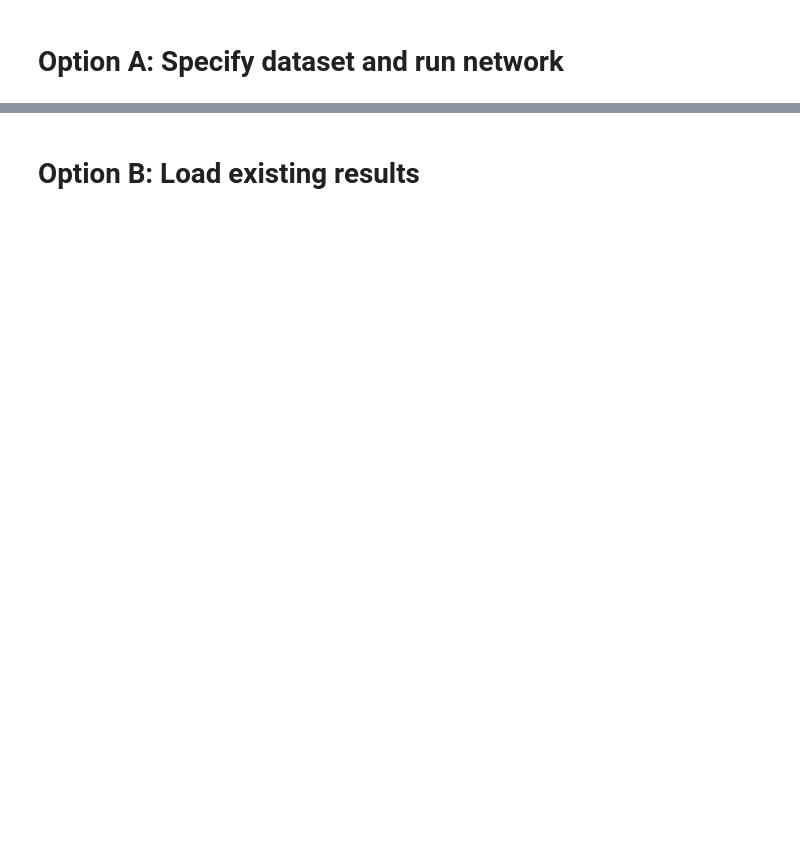
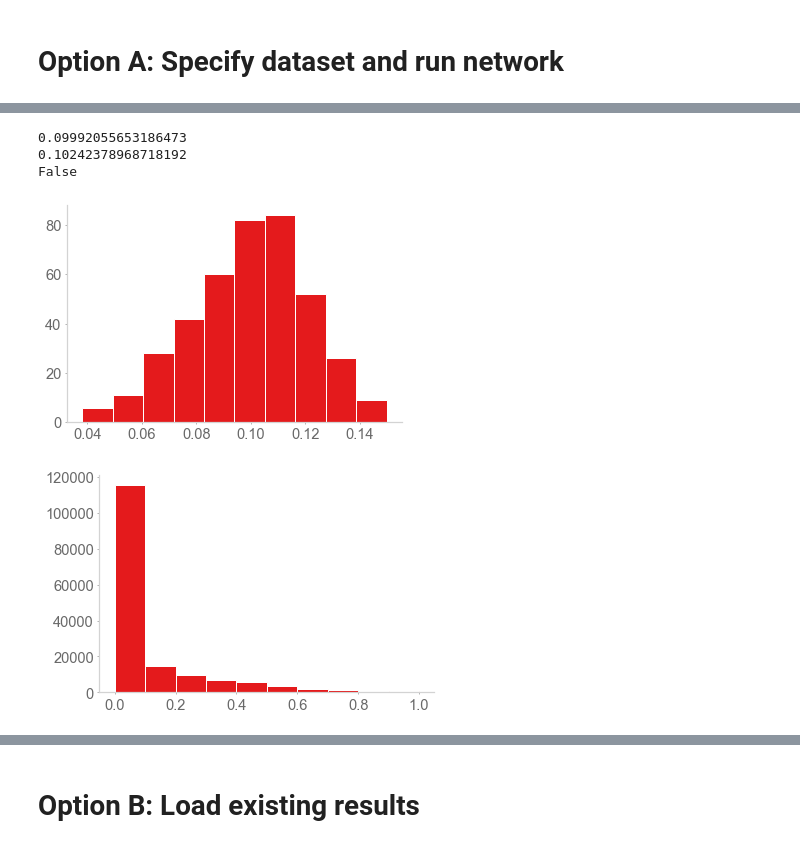
Before and after one commit to chingf/sr-project, a Jupyter notebook: notebooks/5c-place-fields.ipynb, the cells around one changed output, grey strips where cells are left out. Saved outputs shown, nothing was run; the diff lists cells and outputs as text; code cells hidden in the pictures; blank space fills up the shorter version.

```diff
--- a/notebooks/5c-place-fields.ipynb
+++ b/notebooks/5c-place-fields.ipynb
@@ -95,3 +86,21 @@ gamma=0.6
+# %%
+sparsities = []
+for feat in input.feature_maker.feature_map.T:
+    sparsities.append(np.sum(feat)/feat.size)
+plt.hist(sparsities)
+print(np.mean(sparsities))
+print(np.median(sparsities))
+print(0 in sparsities)
+
+plt.figure()
+plt.hist(input.feature_maker.feature_map.flatten())
+plt.show()
+# %% [output]
+0.09992055653186473
+0.10242378968718192
+False
+[figure, added]
+[figure, added]
 # %%
 arena_length = int(np.sqrt(input.num_states)) - 1
 walk_xs = input.xs.astype(int)
```
Also changed, not shown: parts of 35 cells of this notebook, 10 other files.
